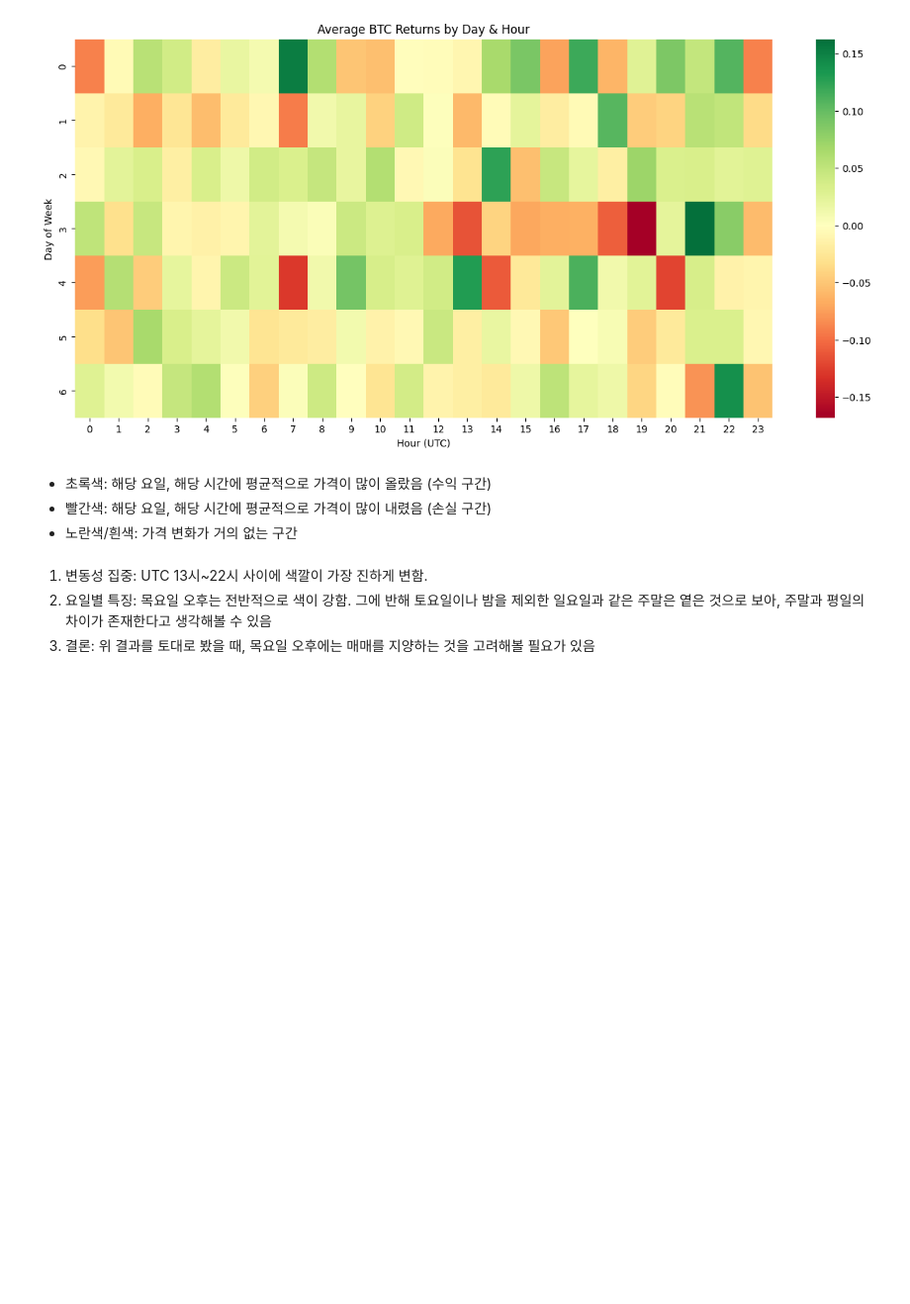
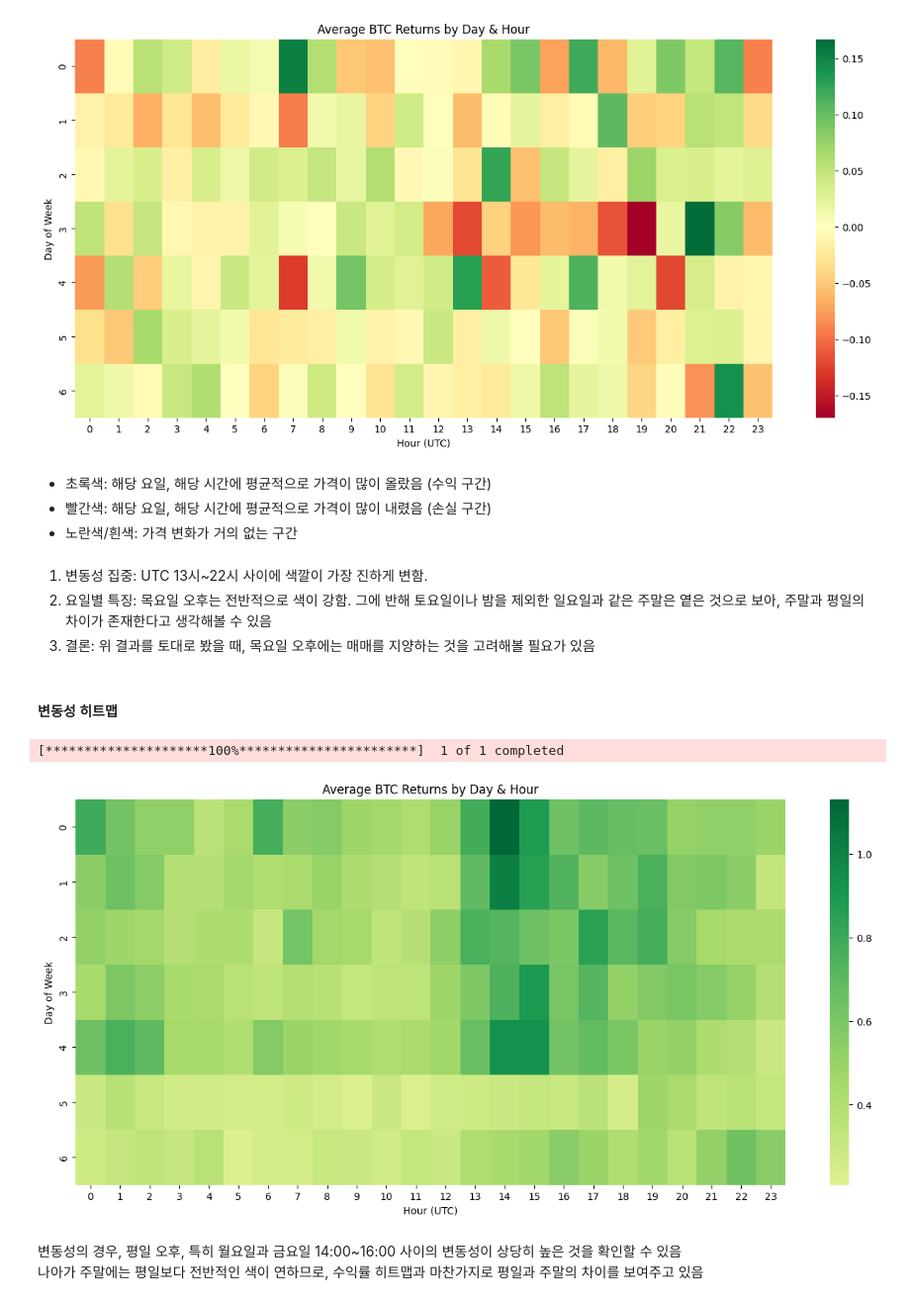
Before and after one commit to ParkWonjeong/Limitless, a Jupyter notebook: Limitless_Data_Analysis.ipynb, the cells around one changed output. Shown at 99% size. Cells and saved outputs as stored; diff of their text form; code cells hidden in the pictures; blank space fills up the shorter version.

```diff
--- a/Limitless_Data_Analysis.ipynb
+++ b/Limitless_Data_Analysis.ipynb
@@ -59,3 +61,38 @@ plt.show()
 1.   변동성 집중: UTC 13시~22시 사이에 색깔이 가장 진하게 변함.
 2.   요일별 특징: 목요일 오후는 전반적으로 색이 강함. 그에 반해 토요일이나 밤을 제외한 일요일과 같은 주말은 옅은 것으로 보아, 주말과 평일의 차이가 존재한다고 생각해볼 수 있음
 3.   결론: 위 결과를 토대로 봤을 때, 목요일 오후에는 매매를 지양하는 것을 고려해볼 필요가 있음
+# %% [markdown]
+#### 변동성 히트맵
+# %%
+# 데이터 불러오기 (최근 2년치 1시간 봉)
+df_raw = yf.download("BTC-USD", period = "2y", interval = "1h")
+# 다중 인덱스 처리
+if isinstance(df_raw.columns, pd.MultiIndex):
+  df_raw.columns = df_raw.columns.get_level_values(0)
+
+# 분석용 데이터프레임 만들기
+df_ana = df_raw.copy()
+df_ana['hour'] = df_ana.index.hour
+df_ana['day_of_week'] = df_ana.index.dayofweek
+df_ana['returns'] = df_ana['Close'].pct_change() * 100
+
+# 요일별/시간별 평균 수익률 히트맵 계산
+pivot_table = df_ana.pivot_table(values = 'returns',
+                                 index = 'day_of_week',
+                                 columns = 'hour',
+                                 aggfunc = 'std')
+
+
+# 히트맵 시각화
+plt.figure(figsize = (16, 7))
+sns.heatmap(pivot_table, cmap = 'RdYlGn', center = 0)
+plt.title('Average BTC Returns by Day & Hour')
+plt.xlabel('Hour (UTC)')
+plt.ylabel('Day of Week')
+plt.show()
+# %% [output]
+[*********************100%***********************]  1 of 1 completed
+[figure, added]
+# %% [markdown]
+변동성의 경우, 평일 오후, 특히 월요일과 금요일 14:00~16:00 사이의 변동성이 상당히 높은 것을 확인할 수 있음
+나아가 주말에는 평일보다 전반적인 색이 연하므로, 수익률 히트맵과 마찬가지로 평일과 주말의 차이를 보여주고 있음
```
Also changed, not shown: parts of 2 cells of this notebook.
